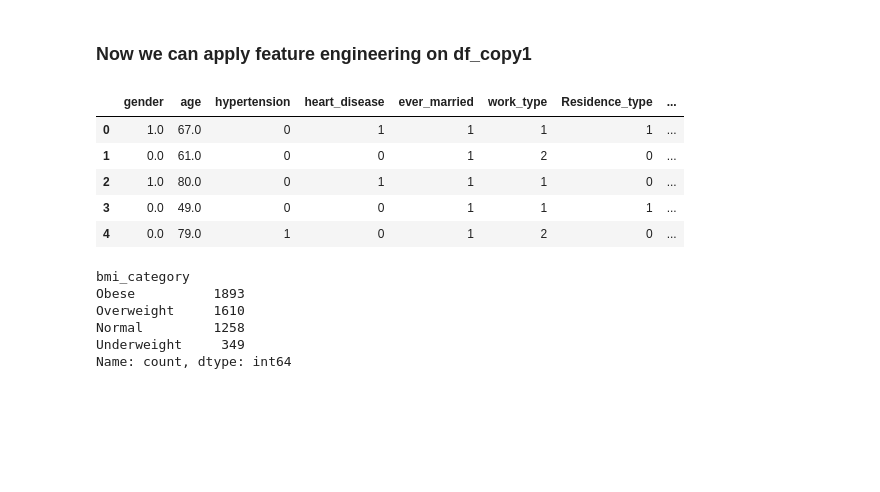
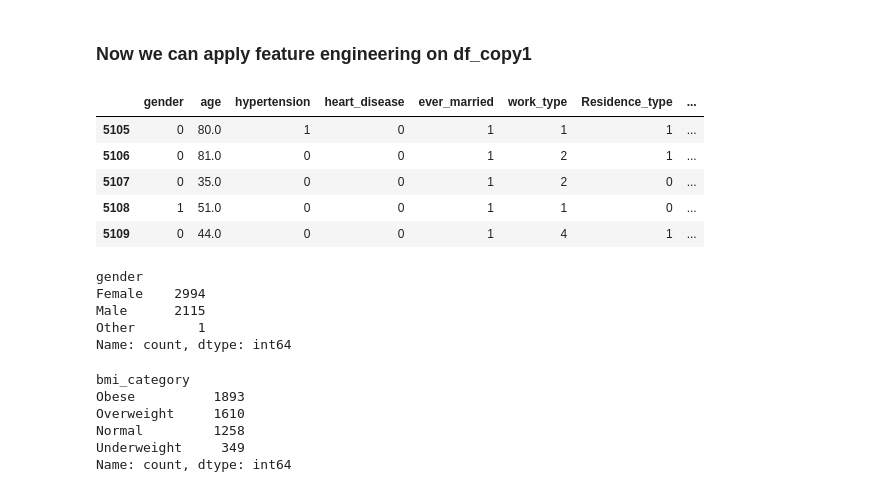
Before and after one commit to MaSOouD69/Capstone-Repo-Bootcamp-Project, a Jupyter notebook: capstone_Masoud_Arefi.ipynb, the cells around one changed output. Cells and saved outputs as stored; diff of their text form; code cells hidden in the pictures; blank space fills up the shorter version.

```diff
--- a/capstone_Masoud_Arefi.ipynb
+++ b/capstone_Masoud_Arefi.ipynb
@@ -579,12 +581,20 @@ df_copy1 = df.copy()
 # %%
 df_copy1.drop(columns = ['id'],inplace=True)
 # %%
-df_copy1.head()
+df_copy1.tail()
 # %% [output]
 |  | gender | age | hypertension | heart_disease | ever_married | work_type | Residence_type | ... |
-| 0 | 1.0 | 67.0 | 0 | 1 | 1 | 1 | 1 | ... |
-| 1 | 0.0 | 61.0 | 0 | 0 | 1 | 2 | 0 | ... |
-| 2 | 1.0 | 80.0 | 0 | 1 | 1 | 1 | 0 | ... |
-| 3 | 0.0 | 49.0 | 0 | 0 | 1 | 1 | 1 | ... |
-| 4 | 0.0 | 79.0 | 1 | 0 | 1 | 2 | 0 | ... |
+| 5105 | 0 | 80.0 | 1 | 0 | 1 | 1 | 1 | ... |
+| 5106 | 0 | 81.0 | 0 | 0 | 1 | 2 | 1 | ... |
+| 5107 | 0 | 35.0 | 0 | 0 | 1 | 2 | 0 | ... |
+| 5108 | 1 | 51.0 | 0 | 0 | 1 | 1 | 0 | ... |
+| 5109 | 0 | 44.0 | 0 | 0 | 1 | 4 | 1 | ... |
+# %%
+df_copy1['gender'].value_counts()
+# %% [output]
+gender
+Female    2994
+Male      2115
+Other        1
+Name: count, dtype: int64
 # %%
```
Also changed, not shown: parts of 9 cells of this notebook.
